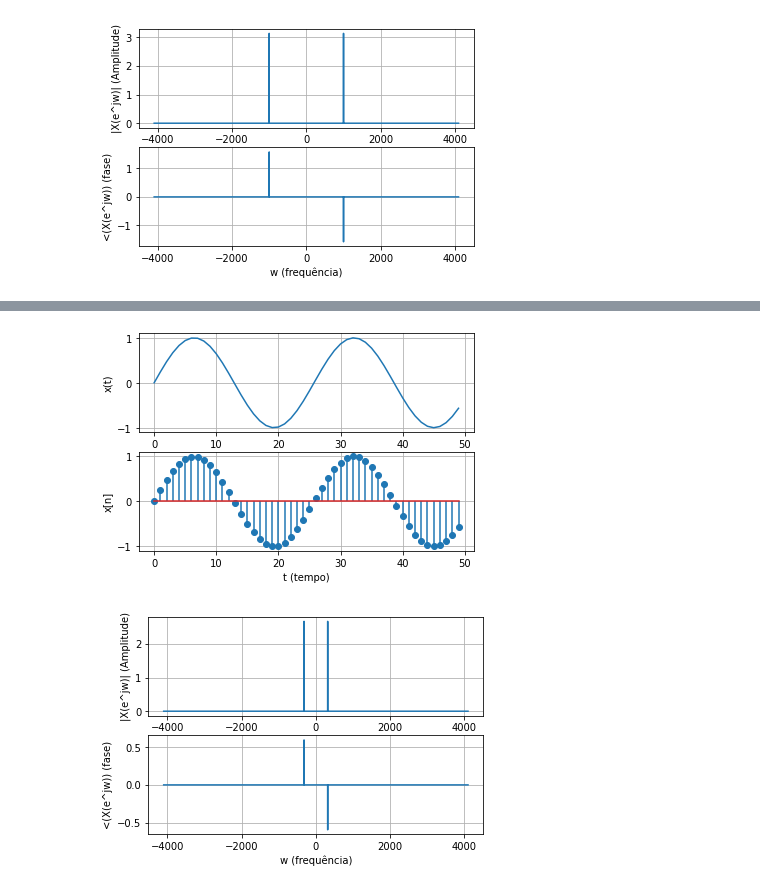
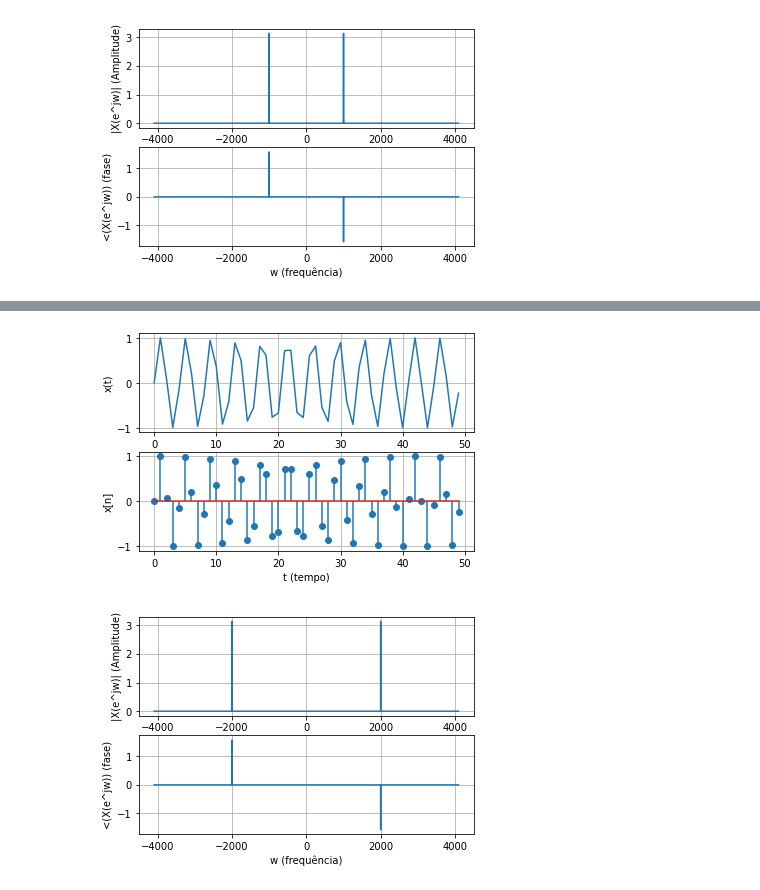
Before and after one commit to thamiress-t/Projeto-1-PDS, a Jupyter notebook: Script/Projeto 1 - PDS (comentado).ipynb, the cells around one changed output, grey strips where cells are left out. Saved outputs shown, nothing was run; the diff lists cells and outputs as text; code cells hidden in the pictures.

```diff
--- a/Script/Projeto 1 - PDS (comentado).ipynb
+++ b/Script/Projeto 1 - PDS (comentado).ipynb
@@ -86,13 +86,13 @@ mag1,fase1,w = ctfts(xn1,1/8192)
 # %%
 #o0 = 2000
-n2,xn2 =generator(2000)
+n2,xn2 =generator(2*np.pi*2000)
 plotting(n2,xn2)
 # %% [output]
-[figure, old version]
+[figure, new version]
 # %%
 #Transformada de Fourier de Tempo Continuo
 mag2,fase2,w = ctfts(xn2,1/8192)
 # %% [output]
-[figure, old version]
+[figure, new version]
 # %%
 #o0 = 3500
```
Also changed, not shown: parts of 12 cells of this notebook.
